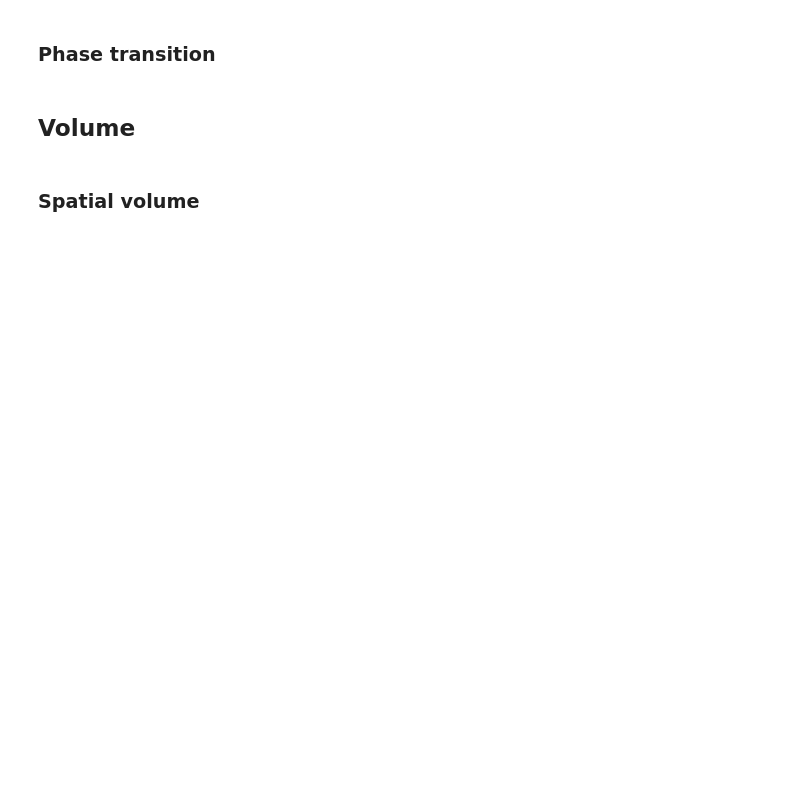
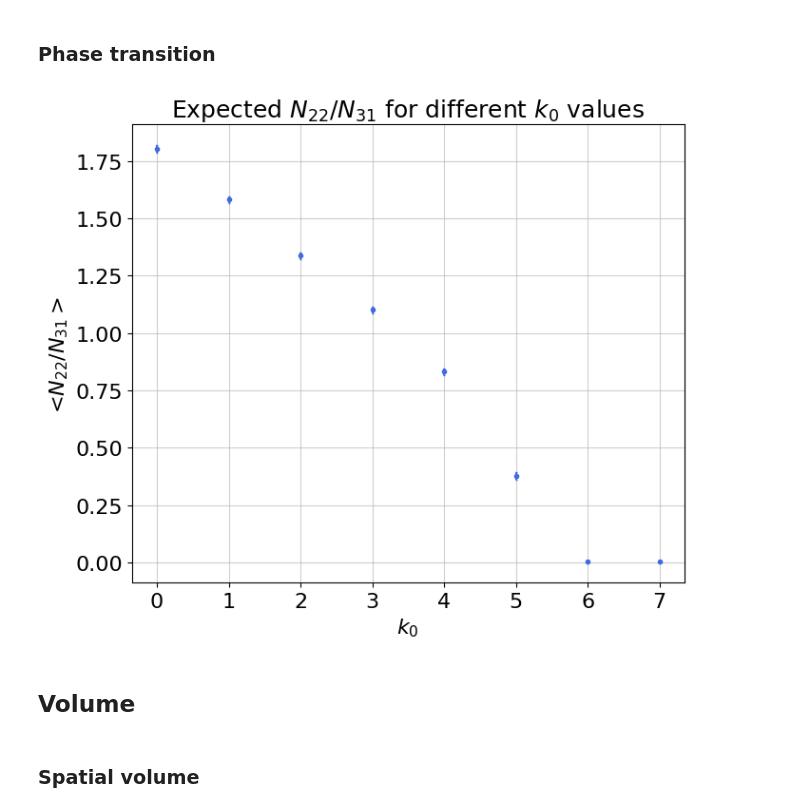
Before and after one commit to sedadenboer/CDT, a Jupyter notebook: src/2+1/experiments/analysis.ipynb, the cells around one changed output. Drawn from its saved outputs; the diff is of its cells as text; code cells hidden in the pictures; blank space fills up the shorter version.

```diff
--- a/src/2+1/experiments/analysis.ipynb
+++ b/src/2+1/experiments/analysis.ipynb
@@ -23,4 +23,5 @@ from classes.helper_functions.helpers import get_spatial_neighbours, get_vertice
 # Load files
 k0_values = [0, 1, 2, 3, 4, 5, 6, 7]
 k3_init_guess = [1.0417799999999955, 1.1760799999999827, 1.3237199999999882, 1.4782399999999793, 1.6480799999999842, 1.8284799999999846, 2.0621400000000256, 2.3117000000000187]
-filenames = [f'saved_universes/thermal_1000/universe_k0={k0}_tswps=1000_swps=0_kstps=1000000_trgtv=10000_trgtv2=0_fx=0_chn=0_thermal_1000.pkl.gz' for k0 in k0_values]
+filenames = [f'measurements/simulation_k0={k0}_tswps=0_swps=1000_kstps=1000000_trgtv=10000_trgtv2=0_fx=0_chn=0.pkl.gz' for k0 in k0_values]
+data = [pickle.load(gzip.open(filename, 'rb')) for filename in filenames]
@@ -143,3 +165,28 @@ plt.tight_layout()
+# %%
+n22_n31_0 = np.array(data[0]['total_22_tetrahedra']) / 10000
+n22_n31_1 = np.array(data[1]['total_22_tetrahedra']) / 10000
+n22_n31_2 = np.array(data[2]['total_22_tetrahedra']) / 10000
+n22_n31_3 = np.array(data[3]['total_22_tetrahedra']) / 10000
+n22_n31_4 = np.array(data[4]['total_22_tetrahedra']) / 10000
+n22_n31_5 = np.array(data[5]['total_22_tetrahedra']) / 10000
+n22_n31_6 = np.array(data[6]['total_22_tetrahedra']) / 10000
+n22_n31_7 = np.array(data[7]['total_22_tetrahedra']) / 10000
+
+y = [n22_n31_0.mean(), n22_n31_1.mean(), n22_n31_2.mean(), n22_n31_3.mean(), n22_n31_4.mean(), n22_n31_5.mean(), n22_n31_6.mean(), n22_n31_7.mean()]
+yerr = [n22_n31_0.std(), n22_n31_1.std(), n22_n31_2.std(), n22_n31_3.std(), n22_n31_4.std(), n22_n31_5.std(), n22_n31_6.std(), n22_n31_7.std()]
+
+# Plot the mean n22/n31 against k0 with the variance
+plt.figure(figsize=(7, 6))
+plt.errorbar(k0_values, y, yerr=yerr, fmt='.', color='royalblue', capsize=1)
+plt.title('Expected $N_{22} / N_{31}$ for different $k_0$ values', fontsize=18)
+plt.xlabel('$k_0$', fontsize=16)
+plt.ylabel('<$N_{22} / N_{31}>$', fontsize=16)
+plt.yticks(fontsize=16)
+plt.xticks(fontsize=16)
+plt.grid(True, which="both", ls="-", alpha=0.6)
+plt.tight_layout()
+# %% [output]
+[figure, added]
 # %% [markdown]
 ## Volume
 # %% [markdown]
```
Also changed, not shown: parts of 12 cells of this notebook, 5 other files.
